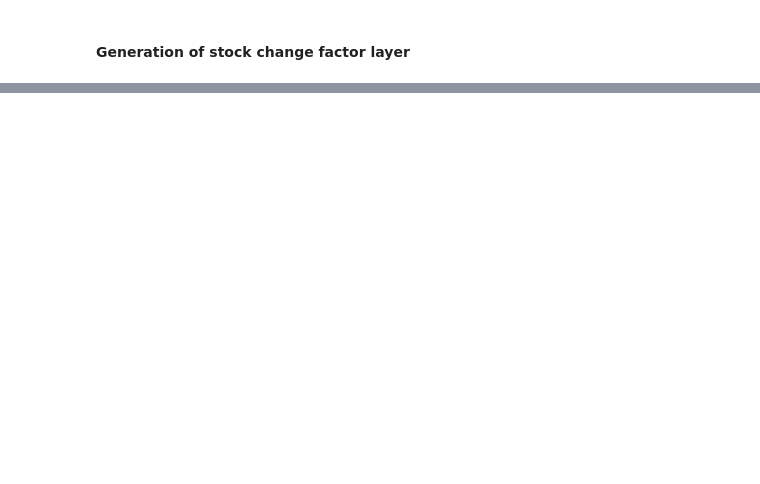
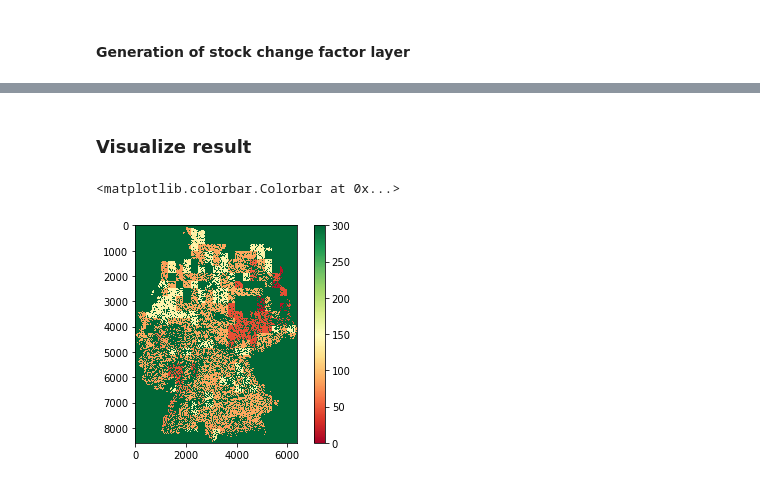
Before and after one commit to eea/ETC-LULUCF, a Jupyter notebook: notebooks/SOC_change_cropland_grassland.ipynb, the cells around one changed output, grey strips where cells are left out. Cells and saved outputs as stored; diff of their text form; code cells hidden in the pictures; blank space fills up the shorter version.

```diff
--- a/notebooks/SOC_change_cropland_grassland.ipynb
+++ b/notebooks/SOC_change_cropland_grassland.ipynb
@@ -61,7 +92,7 @@ Below some information on the possibilities:
 # %%
 #### the scenario settings to define
 dict_stock_change_factors = {
-    'Cropland': {'FMG': 1, 'FI': 2},
+    'Cropland': {'FMG': 3, 'FI': 4},
     'Grassland': {'FMG': 1, 'FI': 1}}
 
 scenario_name = 'Scenario1' # this will be the suffix of the output scenario file
@@ -67,0 +141,19 @@ scenario_name = 'Scenario1' # this will be the suffix of the output scenario fil
+# %%
+#select now the country of interest
+Country = 'DE'
+
+## dictionary that will define all the flexible parameters that are set by the user
+settings = {
+    'Country': Country,
+    'year_focus': 2018, # the reference year for the calculation
+    'CLC_ACC_folder': os.path.join(os.getcwd(), 'data', 'CLC_ACC'),
+    'Basefolder_input_data': os.path.join(os.getcwd(), 'data'),
+    'Basefolder_output': os.path.join(os.getcwd(), 'output'),
+    'SOC_LUT_folder': SOC_LUT_folder,
+    'Stock_change_scenario': dict_stock_change_factors, # the settings to create the stock change factors
+    'Scaling': 100, # the factors of the IPCC LUT are multiplied by 100 to save memory ,
+    'Scenario_name': scenario_name,
+    'Fixed_factor_FMG': True,
+    'Fixed_factor_FI': True,
+    'overwrite': False
+}
@@ -68,2 +162,19 @@ scenario_name = 'Scenario1' # this will be the suffix of the output scenario fil
+# %%
+### clip the CLC ACC layer to the country of interest
+mask_raster_extent([CLC_ACC_layer], gpd.read_file(NUTS_layer)
+                           , Path(CLC_ACC_layer).parent,settings,
+                           overwrite=False, Country_clipping=True)
+
+### Clip the SOCref to the proper extent
+mask_raster_extent([SOCref_layer], gpd.read_file(NUTS_layer)
+                           , Path(SOCref_layer).parent,settings,
+                           overwrite=False, Country_clipping=True)
+
+## Clipping of the IPCC climate layer
+mask_raster_extent([IPCC_climate_raster], gpd.read_file(NUTS_layer)
+                           , Path(IPCC_climate_raster).parent,settings,
+                           overwrite=False, Country_clipping=True)
+
+settings.update({'path_IPCC_climate_resampled': Path(glob.glob(os.path.join((Path(IPCC_climate_raster).parent).as_posix(),Country, '*.tif'))[0])})
 # %% [markdown]
 #### Generation of stock change factor layer
@@ -80,0 +237,12 @@ create_SOC_scenario_layer(settings)
+# %% [markdown]
+### Visualize result
+# %%
+dir_SOC_scenario = os.path.join(os.getcwd(), 'output', 'SOC_scenario', Country,'SOC_{}_{}.tif'.format(scenario_name, Country))
+SOC_outcome_array = rasterio.open(dir_SOC_scenario).read(1)
+
+plt.imshow(SOC_outcome_array, cmap=plt.get_cmap('RdYlGn'),
+               vmin=0, vmax=300)
+plt.colorbar()
+# %% [output]
+<matplotlib.colorbar.Colorbar at 0x...>
+[figure, added]
```
Also changed, not shown: parts of 11 cells of this notebook.
